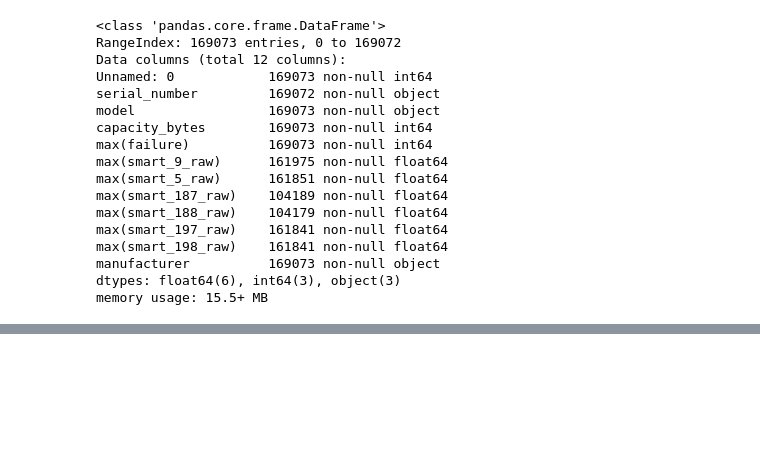
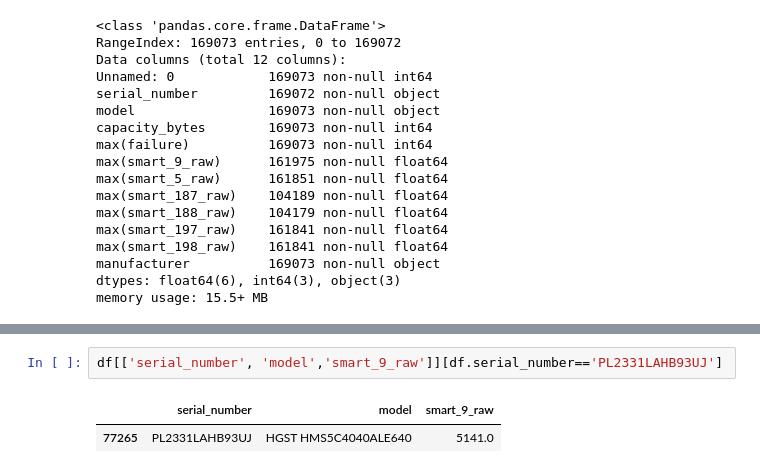
Before and after one commit to just-keep-spinning/hard-drive-project, a Jupyter notebook: tim_capstone_folder/tim_notebook.ipynb, the cells around one changed output, grey strips where cells are left out. Drawn from its saved outputs; the diff is of its cells as text; blank space fills up the shorter version.

```diff
--- a/tim_capstone_folder/tim_notebook.ipynb
+++ b/tim_capstone_folder/tim_notebook.ipynb
@@ -353,0 +392,5 @@ memory usage: 15.5+ MB
+# %%
+df[['serial_number', 'model','smart_9_raw']][df.serial_number=='PL2331LAHB93UJ']
+# %% [output]
+|  | serial_number | model | smart_9_raw |
+| 77265 | PL2331LAHB93UJ | HGST HMS5C4040ALE640 | 5141.0 |
```
Also changed, not shown: parts of 5 cells of this notebook.
